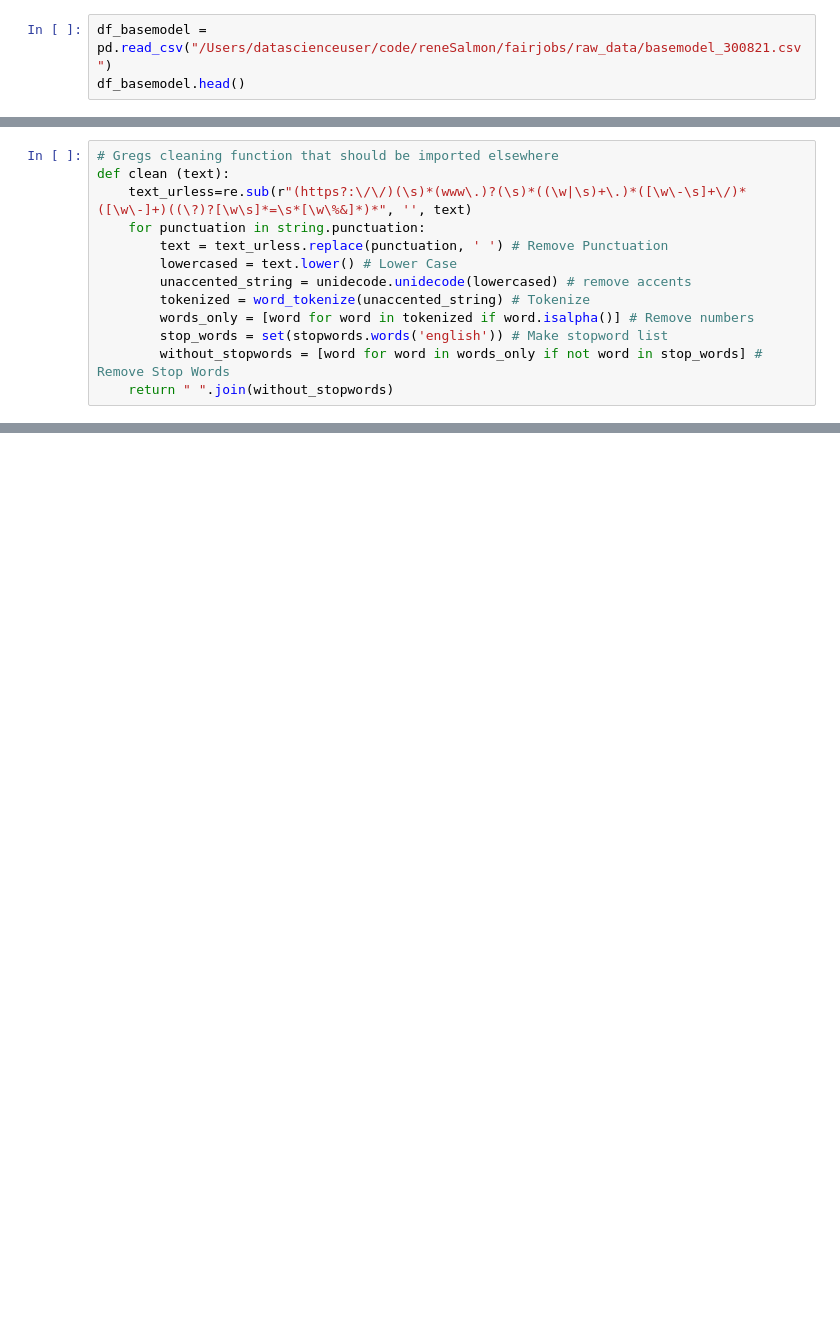
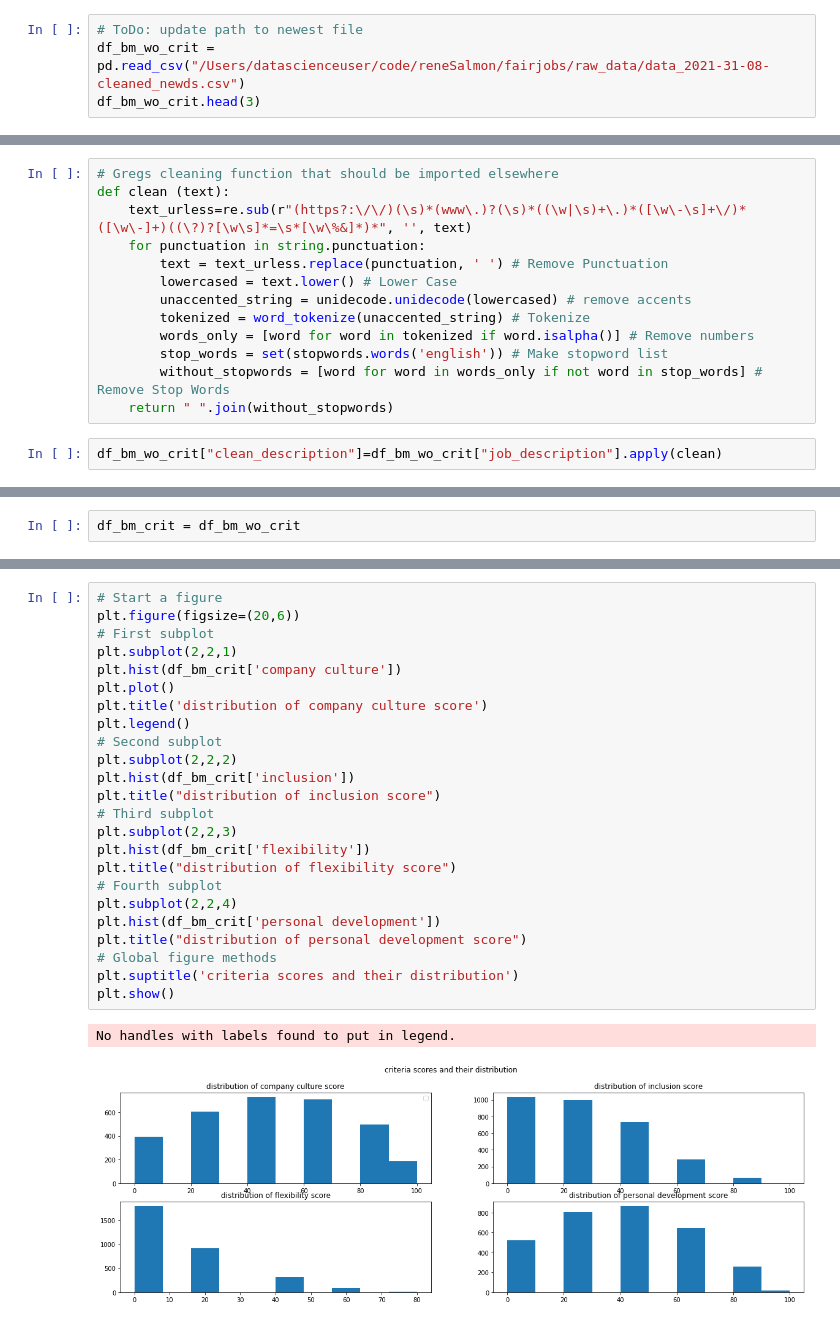
Before and after one commit to reneSalmon/fairjobs, a Jupyter notebook: notebooks/creating_criteria features.ipynb, the cells around one changed output, grey strips where cells are left out. Saved outputs shown, nothing was run; the diff lists cells and outputs as text; blank space fills up the shorter version.

Commit message:
criteria features updated

```diff
--- a/notebooks/creating_criteria features.ipynb
+++ b/notebooks/creating_criteria features.ipynb
@@ -4,4 +10,5 @@ import pandas as pd
 # %%
-df_basemodel = pd.read_csv("/Users/datascienceuser/code/reneSalmon/fairjobs/raw_data/basemodel_300821.csv")
-df_basemodel.head()
+# ToDo: update path to newest file
+df_bm_wo_crit = pd.read_csv("/Users/datascienceuser/code/reneSalmon/fairjobs/raw_data/data_2021-31-08-cleaned_newds.csv")
+df_bm_wo_crit.head(3)
 # %% [output]
@@ -31,3 +36,5 @@ def clean (text):
         stop_words = set(stopwords.words('english')) # Make stopword list
         without_stopwords = [word for word in words_only if not word in stop_words] # Remove Stop Words
     return " ".join(without_stopwords)
+# %%
+df_bm_wo_crit["clean_description"]=df_bm_wo_crit["job_description"].apply(clean)
@@ -52,3 +82,5 @@ def criteria_percentage_count(description, dict_list):
+# %%
+df_bm_crit = df_bm_wo_crit
 # %%
 # compute relevance score by using slider value and main criteria percentage
 def comp_relevance_score(df, var1, var2, var3, var4):
@@ -59,0 +100,27 @@ def comp_relevance_score(df, var1, var2, var3, var4):
+# %%
+# Start a figure
+plt.figure(figsize=(20,6))
+# First subplot
+plt.subplot(2,2,1)
+plt.hist(df_bm_crit['company culture'])
+plt.plot()
+plt.title('distribution of company culture score')
+plt.legend()
+# Second subplot
+plt.subplot(2,2,2)
+plt.hist(df_bm_crit['inclusion'])
+plt.title("distribution of inclusion score")
+# Third subplot
+plt.subplot(2,2,3)
+plt.hist(df_bm_crit['flexibility'])
+plt.title("distribution of flexibility score")
+# Fourth subplot
+plt.subplot(2,2,4)
+plt.hist(df_bm_crit['personal development'])
+plt.title("distribution of personal development score")
+# Global figure methods
+plt.suptitle('criteria scores and their distribution')
+plt.show()
+# %% [output]
+No handles with labels found to put in legend.
+[figure, added]
```
Also changed, not shown: parts of 17 cells of this notebook, 2 other files.
